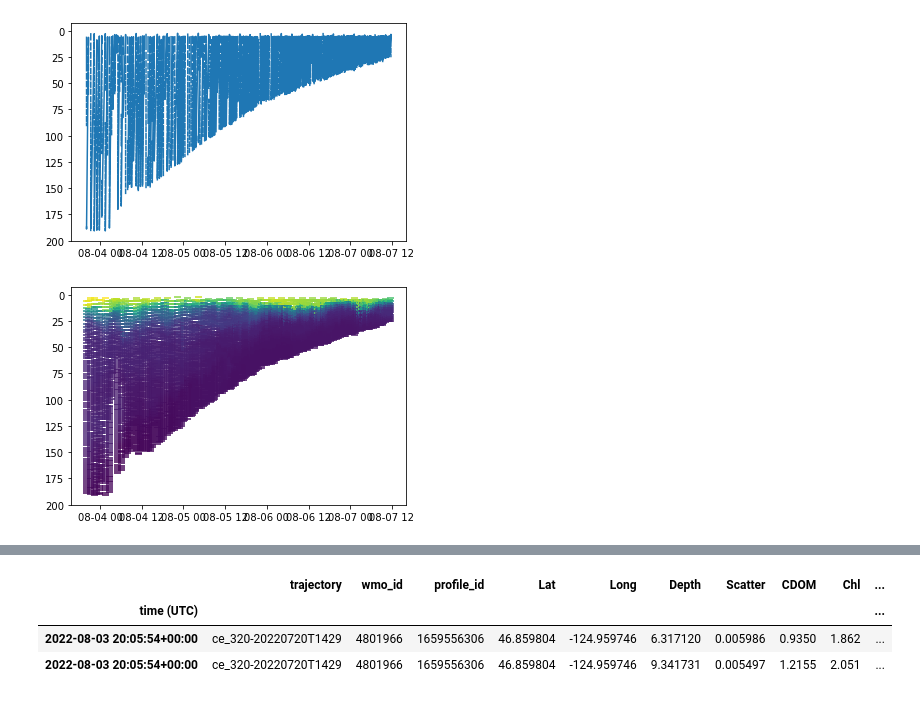
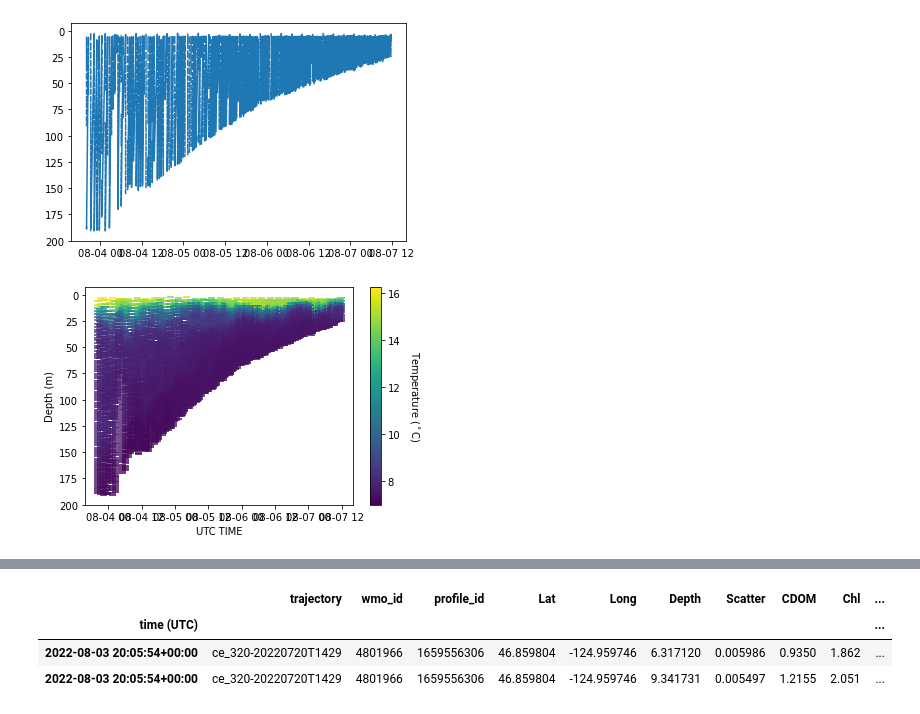
Before and after one commit to bdjameson/big-ocean-data, a Jupyter notebook: EOS582.ipynb, the cells around one changed output, grey strips where cells are left out. Saved outputs shown, nothing was run; the diff lists cells and outputs as text; code cells hidden in the pictures.

```diff
--- a/EOS582.ipynb
+++ b/EOS582.ipynb
@@ -79,9 +82,14 @@ plt.gca().invert_yaxis()
 [figure]
 # %%
 fig, ax1 = plt.subplots()
-ax1.scatter(df.index, df['Depth'], c=df['temperature (Celsius)'], s=50, marker='_')
+ax1.set_xlabel('UTC TIME')
+ax1.set_ylabel('Depth (m)')
+sp=ax1.scatter(df.index, df['Depth'], c=df['temperature (Celsius)'], s=50, marker='_')
+
 plt.gca().invert_yaxis()
+cbar = fig.colorbar(sp, ax=ax1)
+cbar.set_label('Temperature ($^\circ$C)', rotation=270, labelpad=20)
 # %% [output]
-[figure, old version]
+[figure, new version]
 # %%
 fig, ax1 = plt.subplots()
```
Also changed, not shown: parts of 6 cells of this notebook.
